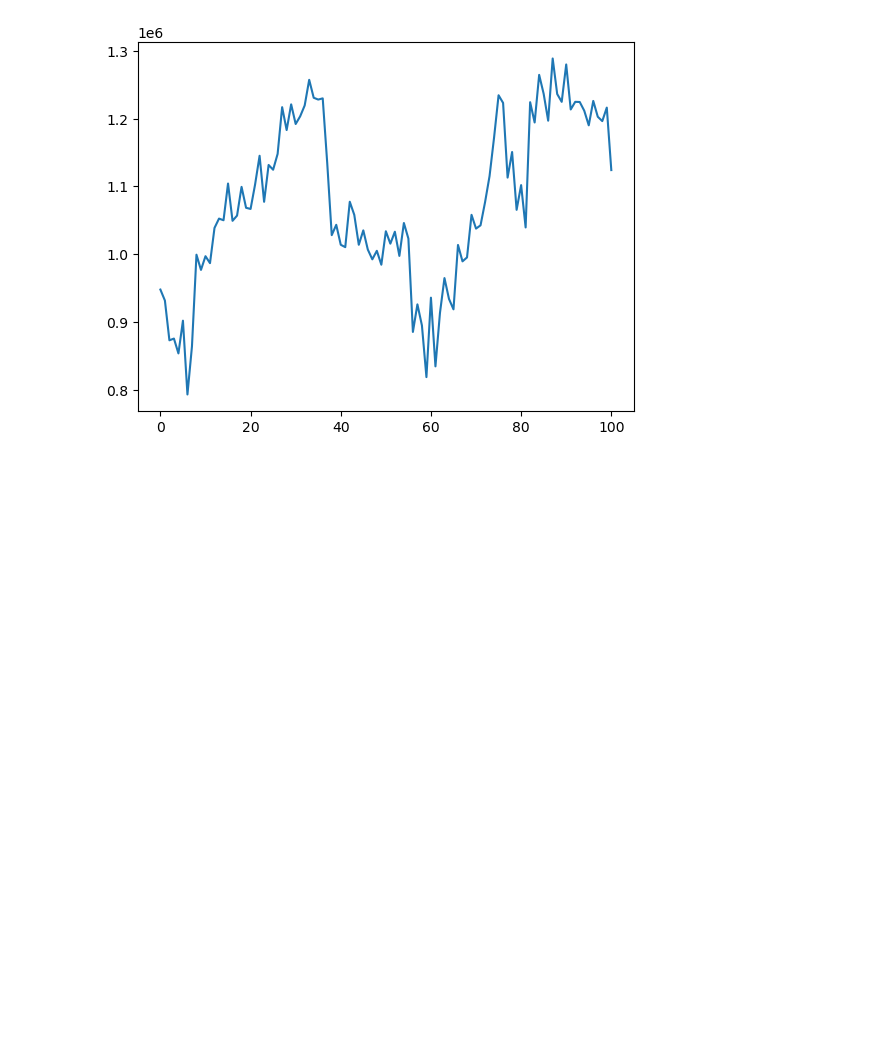
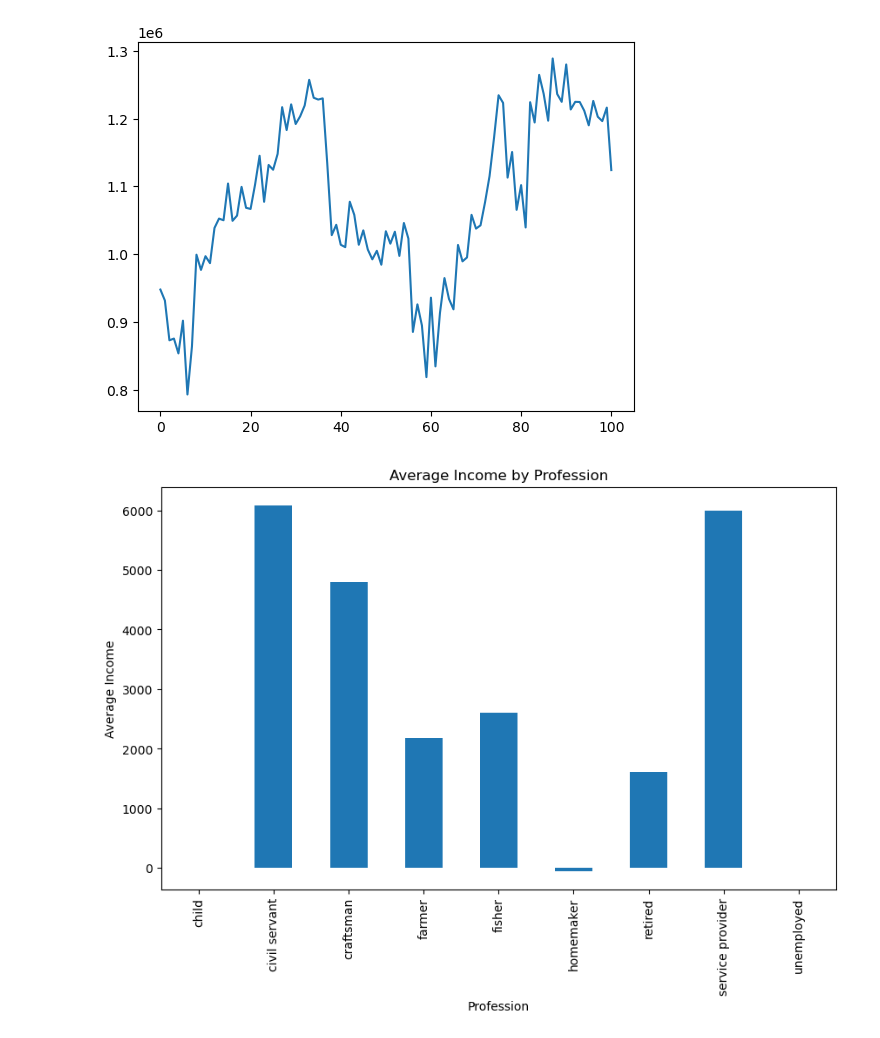
Before and after one commit to merijnvervoorn/islandtm, a Jupyter notebook: visualisation.ipynb, the cells around one changed output. Drawn from its saved outputs; the diff is of its cells as text; code cells hidden in the pictures; blank space fills up the shorter version.

Commit message:
Visualisation notebook

```diff
--- a/visualisation.ipynb
+++ b/visualisation.ipynb
@@ -15,3 +15,16 @@ plt.plot(gdp['year'], gdp['gdp'], label='GDP')
 # %% [output]
 [<matplotlib.lines.Line2D at 0x...>]
 [figure]
+# %%
+# Read the data from the CSV file into a DataFrame
+data_df = pd.read_csv('data_all_teams.csv')
+
+# Plot the data
+plt.figure(figsize=(10, 6))
+data_df.groupby('profession')['income'].mean().plot(kind='bar')
+plt.xlabel('Profession')
+plt.ylabel('Average Income')
+plt.title('Average Income by Profession')
+plt.show()
+# %% [output]
+[figure, added]
```
